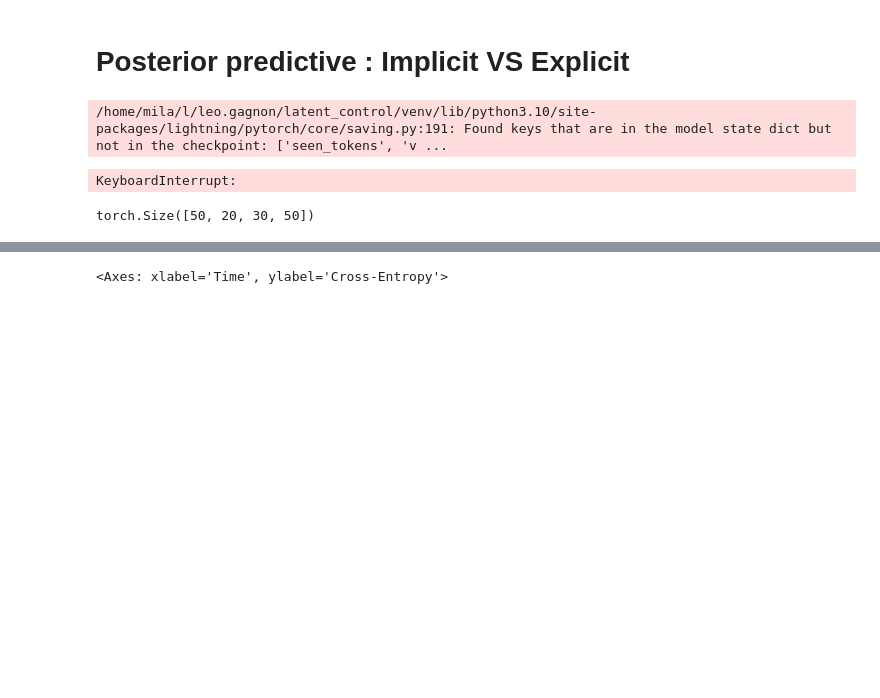
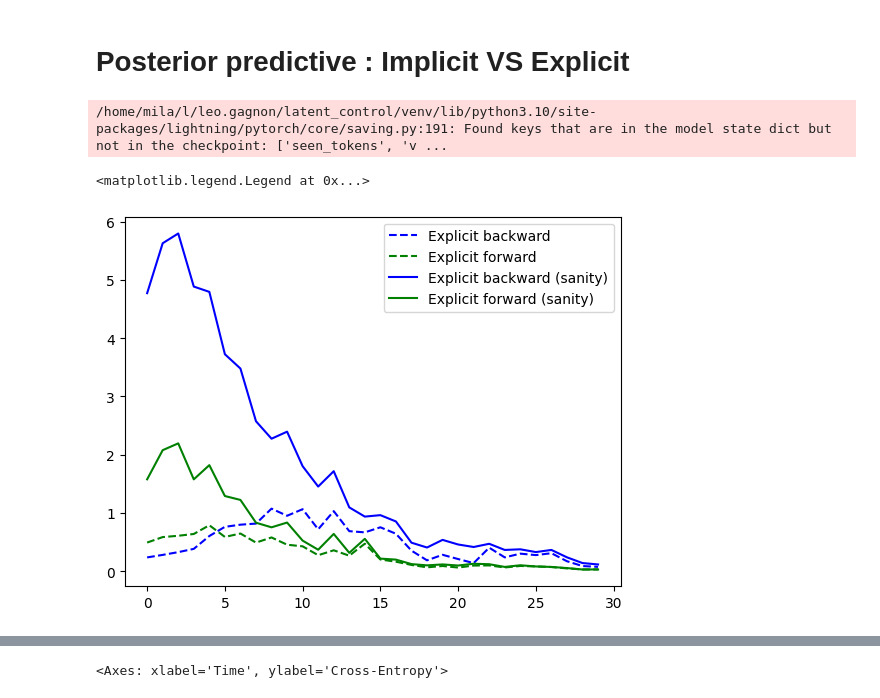
Before and after one commit to leogagnon/latent_control, a Jupyter notebook: notebooks/diffusion.ipynb, the cells around one changed output, grey strips where cells are left out. Cells and saved outputs as stored; diff of their text form; code cells hidden in the pictures; blank space fills up the shorter version.

```diff
--- a/notebooks/diffusion.ipynb
+++ b/notebooks/diffusion.ipynb
@@ -24,6 +38,6 @@ import seaborn as sns
 # %%
 task = DSMDiffusion.load_from_checkpoint(
-    "/network/scratch/l/leo.gagnon/latent_control_log/checkpoints/n76w4ow1/last.ckpt", strict=False
+    "/network/scratch/l/leo.gagnon/latent_control_log/checkpoints/22zbjlpa/last.ckpt", strict=False
 )
 task.cuda();
 # %% [output]
@@ -221,12 +236,16 @@ for batch_id in torch.split(torch.arange(N_SEQS), 100):
         explicit_pred[batch_id, :, torch.full_like(batch_id, fill_value=i - 1)] = (
             explicit_pred_.cpu()
         )
-# %% [output]
-KeyboardInterrupt:
-# %%
-explicit_pred.shape
-# %% [output]
-torch.Size([50, 20, 30, 50])
+# %%
+# Compute the bayesian posterior predictive
+oracle_pred_ = torch.zeros(N_SEQS, MAX_LEN, 50)
+for j in range(len(hmms)):
+    oracle_pred_[j] = torch.Tensor(
+        task.full_data.base_task.full_data.bayesian_oracle(
+            jnp.array([hmms[j].item()]),
+            t2j(cond_input_ids)[j]
+        )["post_pred"][1:].tolist()
+    ).cpu()
 # %%
 def KLDiv(p,q):
     return torch.sum(p * (p.log() - q.log()), -1)
@@ -235,3 +254,14 @@ explicit_kl_b = KLDiv(explicit_pred.mean(1), oracle_pred)
 implicit_kl_b = KLDiv(implicit_pred, oracle_pred)
 explicit_kl_f = KLDiv(oracle_pred, explicit_pred.mean(1))
 implicit_kl_f = KLDiv(oracle_pred, implicit_pred)
+explicit_kl_b_sanity = KLDiv(explicit_pred.mean(1), oracle_pred_)
+explicit_kl_f_sanity = KLDiv(oracle_pred_, explicit_pred.mean(1))
+# %%
+plt.plot(explicit_kl_b.mean(0) , label='Explicit backward', color='blue',linestyle='--')
+plt.plot(explicit_kl_f.mean(0) , label='Explicit forward', color='green',linestyle='--')
+plt.plot(explicit_kl_b_sanity.mean(0) , label='Explicit backward (sanity)', color='blue')
+plt.plot(explicit_kl_f_sanity.mean(0) , label='Explicit forward (sanity)', color='green')
+plt.legend()
+# %% [output]
+<matplotlib.legend.Legend at 0x...>
+[figure, added]
```
Also changed, not shown: parts of 16 cells of this notebook, 17 other files.
